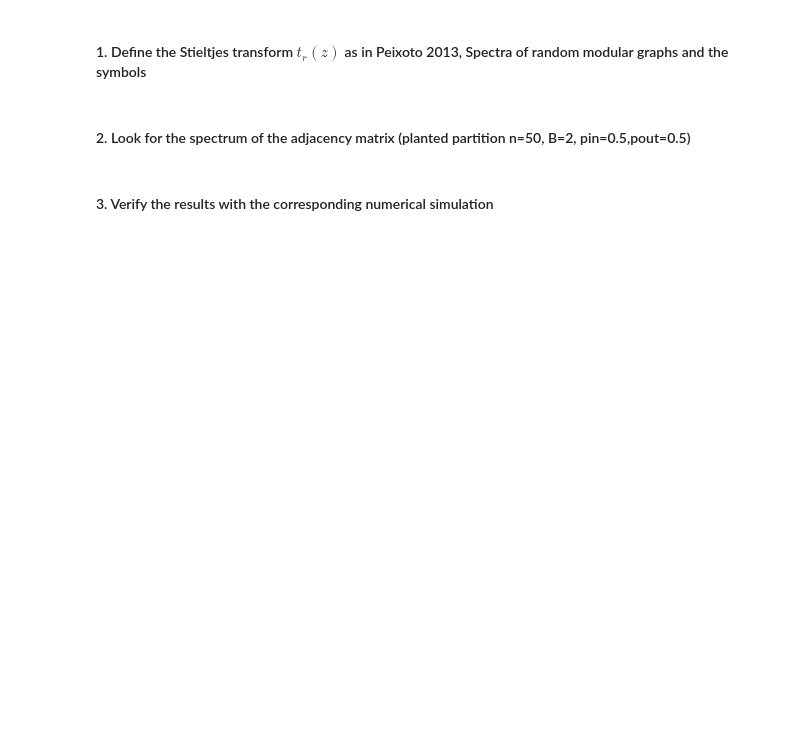
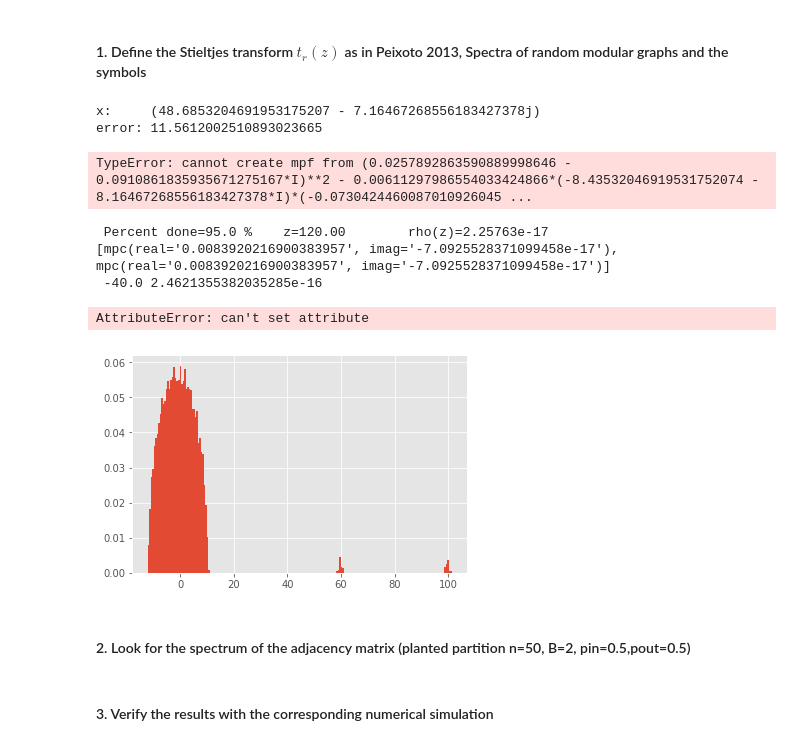
Before and after one commit to CarloNicolini/networkqit, a Jupyter notebook: notebooks/StieltjesOttino.ipynb, the cells around one changed output. Cells and saved outputs as stored; diff of their text form; code cells hidden in the pictures; blank space fills up the shorter version.

```diff
--- a/notebooks/StieltjesOttino.ipynb
+++ b/notebooks/StieltjesOttino.ipynb
@@ -65,6 +65,21 @@ def compute_tr(z, t0, sigma2, nr, pr_, **kwargs):
 
     return [t[i] for i in range(0,b)]
 
+def compute_detached_tr(M, z0, t0, nr,eps=1E-12):
+    IB = sp.eye(b)
+    NB = sp.diag(*nr)
+    def TzB(z):
+        val = sp.diag(*compute_tr(z+eps*1j, t0, sigma2rs, nr, [sp.KroneckerDelta(sp.Symbol('c',integer=True),0)] * b))
+        return val
+    def expr(z):
+        det = (IB - TzB(z)*M*NB).det()
+        return sp.re(det)
+
+    z_detached =  mp.findroot(lambda z : expr(z), x0=z0, solver='muller', maxsteps=200)
+    rho = expr(z_detached)
+    #compute_tr(z_detached+eps*1j, t0, sigma2rs, nr, [sp.KroneckerDelta(sp.Symbol('c',integer=True),0)] * b)
+    return z_detached,rho
+
 def compute_rho(allz,eps,sigma2,nr,matrix, **args):
     rho = np.zeros_like(allz) # initialize rho as zeros
     t0 = [0 + 0j] * b # initial value for the stieltjes transform tr
@@ -78,25 +93,23 @@ def compute_rho(allz,eps,sigma2,nr,matrix, **args):
     elif matrix is 'adjacency':
         pr = [sp.KroneckerDelta(c,0)] * b
 
-    # First look for the detached eigenvalues by looking for the z such that it makes Eq.4=0
-    # TODO
-
     for i,z in enumerate(allz):
         t = compute_tr(z + eps*1j, t0, sigma2, nr, pr)
         t0 = t
         rho[i] = -(1.0 / (N*np.pi)) * np.sum([nr[r]*(t[r].imag) for r in range(0,b)])
-        print('\r Percent done=%.1f %%\tz=%.2f\trho(z)=%.4f\t%s' % (float(i)/len(allz)*100,z,rho[i],t), end='')
+        print('\r Percent done=%.1f %%\tz=%.2f\trho(z)=%g\t%s' % (float(i)/len(allz)*100,z,rho[i],t), end='')
+
+    # Then look for the detached eigenvalues by looking for the z such that it solves Eq.4=0
+    # where rho is 0 look for separate eigenvalues
+    for i,z in enumerate(allz):
+        if rho[i]<1E-9:
+            print('\n',z,rho[i])
+            z, ti = compute_detached_tr(sigma2,z,[1E-5*(1+1j)]*b, nr)
+            rho[i] += -1/(N*np.pi)*ti.imag
 
     return allz,rho
 # %%
-b = 2
-nr = [100] * b
-pin, pout = 0.8, 0.2
-#ers = np.array([[1000,500],[500,1000]])
-#nrns = np.array([nr[r] for r in range(0,b)])
-sigma2rs = (pout*(np.ones(b)-np.eye(b))) + (pin*np.eye(b))
-#allz, rho = compute_rho(np.linspace(-150,150,200), 1E-12, sigma2rs, nr, 'adjacency', maxsteps=150)
-def eq4(M, t0, nr,eps=1E-12):
+def compute_detached_tr(M, z0, t0, nr,eps=1E-12):
     IB = sp.eye(b)
     NB = sp.diag(*nr)
     def TzB(z):
@@ -105,19 +118,36 @@ def eq4(M, t0, nr,eps=1E-12):
     def expr(z):
         det = (IB - TzB(z)*M*NB).det()
         return sp.re(det)
+    z_detached =  mp.findroot(lambda z : expr(z), x0= mp.mpc(40.0+1j), solver='muller', verbose=True, maxsteps=200)
+    rho = expr(z_detached)
+    return z_detached,rho
 
-    z_detached =  mp.findroot(lambda z : expr(z), x0=90, verbose=False)
-    tr = compute_tr(z_detached+eps*1j, t0, sigma2rs, nr, [sp.KroneckerDelta(sp.Symbol('c',integer=True),0)] * b)
-    return z_detached,tr
-
-eq4(sigma2rs,[1E-5*(0+1j)]*b, nr)
+compute_detached_tr(sigma2rs,40.0,[1E-5j]*b, nr)
+# %% [output]
+x:     (48.6853204691953175207 - 7.16467268556183427378j)
+error: 11.5612002510893023665
+TypeError: cannot create mpf from (0.0257892863590889998646 - 0.0910861835935671275167*I)**2 - 0.00611297986554033424866*(-8.43532046919531752074 - 8.16467268556183427378*I)*(-0.0730424460087010926045 ...
+# %%
+b = 2
+nr = [100] * b
+pin, pout = 0.8, 0.2
+#ers = np.array([[1000,500],[500,1000]])
+#nrns = np.array([nr[r] for r in range(0,b)])
+sigma2rs = (pout*(np.ones(b)-np.eye(b))) + (pin*np.eye(b))
+allz, rho = compute_rho(np.linspace(-40,120,20), 1E-12, sigma2rs, nr, 'adjacency', maxsteps=150)
+# %% [output]
+ Percent done=95.0 %    z=120.00        rho(z)=2.25763e-17      [mpc(real='0.0083920216900383957', imag='-7.0925528371099458e-17'), mpc(real='0.0083920216900383957', imag='-7.0925528371099458e-17')]
+ -40.0 2.4621355382035285e-16
+AttributeError: can't set attribute
 # %%
 a, reps = [], 20
 a = np.array([scipy.linalg.eigvalsh(planted_partition_graph(np.sum(nr), b, pin, pout)) for i in range(0,reps) ]).flatten()
 plt.hist(a, density=True, bins=200)
 plt.show()
-#plt.plot(allz,rho)
+plt.plot(allz,rho)
 #plt.xlim([-100,100])
+# %% [output]
+[figure, added]
 # %%
 plt.hist(a[a<60], density=True, bins=200)
 plt.plot(allz/np.sqrt(b),np.sqrt(b)*rho)
```
